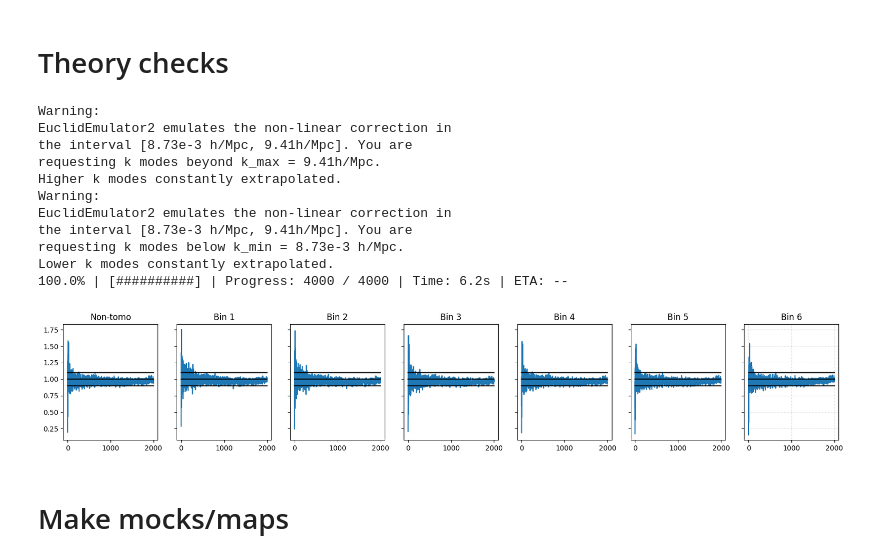
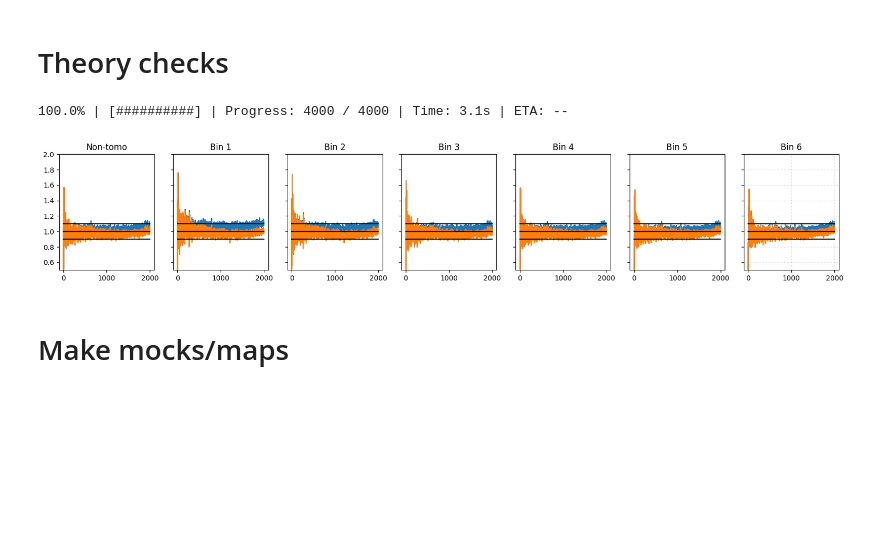
Before and after one commit to mgatti29/LSS_forward_model, a Jupyter notebook: Examples/Flamingo.ipynb, the cells around one changed output. Cells and saved outputs as stored; diff of their text form; code cells hidden in the pictures; blank space fills up the shorter version.

```diff
--- a/Examples/Flamingo.ipynb
+++ b/Examples/Flamingo.ipynb
@@ -197,50 +192,46 @@ IA_shear_ = np.array(IA_shear_)
 # %% [markdown]
 # Theory checks
 # %%
-theory = LimberTheory(camb_pars, lmax=4000, nonlinear="euclidemu")  # "euclidemu" | "mead" | "halofit"
-theory.set_Wshear(np.vstack([redshift,nz]).T)
+theory = LimberTheory(cosmo_bundle['pars_camb'], lmax=4000, nonlinear="mead")  # "euclidemu" | "mead" | "halofit"
+theory.set_Wshear(np.vstack([nz_RR2['z_rebinned'],nz_shifted]).T)
 Cgg = theory.cl_gg(nonlinear=True)
 
 
-Cls = []
-kappa_tomo = np.zeros((nz.shape[0],nside_maps**2*12))
-for tomo in range(nz.shape[0]):
-    for i in range(len(kappa_)):
-         kappa_tomo[tomo,:] += ngal_glass[tomo,i] * kappa_[i]
-for tomo in range(nz.shape[0]):
-    Cls.append(hp.anafast(kappa_tomo[tomo,:]))
-Cls = np.array(Cls)
+kappa_tomo = integrate_field(ngal_glass, fields["kappa"])
+Cls = np.array([(hp.anafast(kappa_tomo[tomo,:])) for tomo in range(len(ngal_glass))])
+
+try:
+    kappa_tomo_baryo = integrate_field(ngal_glass, fields_baryo["kappa"])
+    Cls_baryo = np.array([(hp.anafast(kappa_tomo_baryo[tomo,:])) for tomo in range(len(ngal_glass))])
+
+except:
+    pass
 
 
 # choose a safe ℓ-range common to all arrays
 ell_max = 2000
-pix = hp.sphtfunc.pixwin(nside_maps)[:ell_max]
+pix = hp.pixwin(nside_maps)[:ell_max]
 ells = np.arange(ell_max)
 
 mask_ell = ells >= 2  # avoid ℓ=0,1
 
 fig, axes = plt.subplots(1, 7, figsize=(20, 3), sharey=True)
 titles = ["Non-tomo"] + [f"Bin {i}" for i in range(1, 7)]
 for tomo, ax in enumerate(axes):
     ax.plot(Cls[tomo, :ell_max]/(Cgg[tomo, tomo, :ell_max] * (pix**2)))
+    try:
+        ax.plot(Cls_baryo[tomo, :ell_max]/(Cgg[tomo, tomo, :ell_max] * (pix**2)))
+    except:
+        pass
     ax.plot(np.ones(ell_max),color = 'black')
     ax.plot(0.9*np.ones(ell_max),color = 'black')
     ax.plot(1.1*np.ones(ell_max),color = 'black')
+    ax.set_ylim([0.5,2])
     ax.set_title(titles[tomo])
 
 ax.grid(True, which="both", ls=":", alpha=0.6)
 # %% [output]
-Warning:
-EuclidEmulator2 emulates the non-linear correction in
-the interval [8.73e-3 h/Mpc, 9.41h/Mpc]. You are
-requesting k modes beyond k_max = 9.41h/Mpc.
-Higher k modes constantly extrapolated.
-Warning:
-EuclidEmulator2 emulates the non-linear correction in
-the interval [8.73e-3 h/Mpc, 9.41h/Mpc]. You are
-requesting k modes below k_min = 8.73e-3 h/Mpc.
-Lower k modes constantly extrapolated.
-100.0% | [##########] | Progress: 4000 / 4000 | Time: 6.2s | ETA: --
+100.0% | [##########] | Progress: 4000 / 4000 | Time: 3.1s | ETA: --
-[figure, old version]
+[figure, new version]
 # %% [markdown]
 # Make mocks/maps
```
Also changed, not shown: parts of 18 cells of this notebook, 4 other files.
